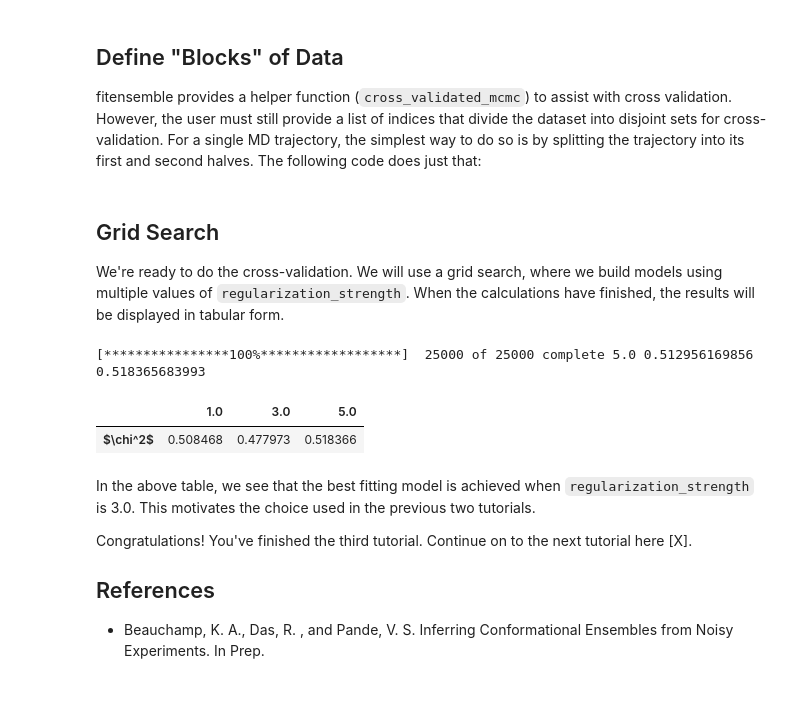
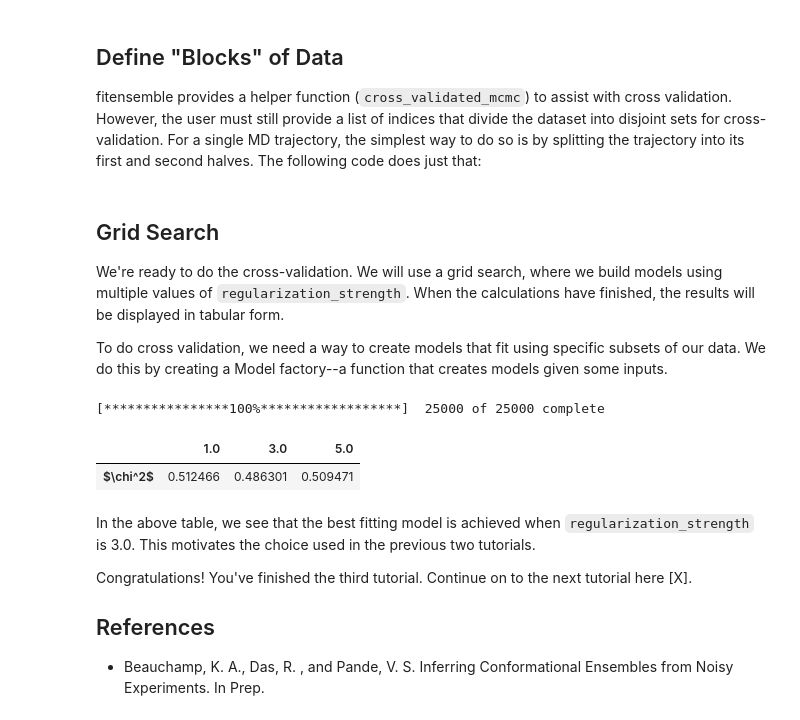
Before and after one commit to kyleabeauchamp/FitEnsemble, a Jupyter notebook: tutorial/Tutorial3.ipynb, the cells around one changed output. Cells and saved outputs as stored; diff of their text form; code cells hidden in the pictures; blank space fills up the shorter version.

```diff
--- a/tutorial/Tutorial3.ipynb
+++ b/tutorial/Tutorial3.ipynb
@@ -19,7 +19,7 @@ import pandas
 import matplotlib.pyplot as plt
 from fitensemble import lvbp, example_loader
 
-measurements, predictions, uncertainties = example_loader.load_alanine()
+predictions, measurements, uncertainties = example_loader.load_alanine_numpy()
 phi, psi, assignments, indicators = example_loader.load_alanine_dihedrals()
 
 num_samples = 25000  # Generate 25,000 MCMC samples
@@ -38,17 +38,20 @@ Grid Search
 -----------
 
 We're ready to do the cross-validation.  We will use a grid search, where we build models using multiple values of `regularization_strength`.  When the calculations have finished, the results will be displayed in tabular form.
+
+To do cross validation, we need a way to create models that fit using specific subsets of our data.  We do this by creating a Model factory--a function that creates models given some inputs.
 # %%
 regularization_strength_list = [1.0, 3.0, 5.0]
 all_test_chi = np.zeros(3)
 for k, regularization_strength in enumerate(regularization_strength_list):
-    train_chi, test_chi = lvbp.cross_validated_mcmc(predictions, measurements, uncertainties, regularization_strength, bootstrap_index_list, num_samples=num_samples, thin=thin)
+    model_factory = lambda predictions, measurements, uncertainties: lvbp.MaxEnt_LVBP(predictions, measurements, uncertainties, regularization_strength)
+    train_chi, test_chi = lvbp.cross_validated_mcmc(predictions, measurements, uncertainties, model_factory, bootstrap_index_list, num_samples=num_samples, thin=thin)
     all_test_chi[k] = test_chi.mean()
 pandas.DataFrame([all_test_chi], columns=regularization_strength_list, index=["$\chi^2$"])
 # %% [output]
-[****************100%******************]  25000 of 25000 complete 5.0 0.512956169856 0.518365683993
+[****************100%******************]  25000 of 25000 complete
 |  | 1.0 | 3.0 | 5.0 |
-| $\chi^2$ | 0.508468 | 0.477973 | 0.518366 |
+| $\chi^2$ | 0.512466 | 0.486301 | 0.509471 |
 # %% [markdown]
 In the above table, we see that the best fitting model is achieved when `regularization_strength` is 3.0.  This motivates the choice used in the previous two tutorials.
 
```
Also changed, not shown: 13 other files.
